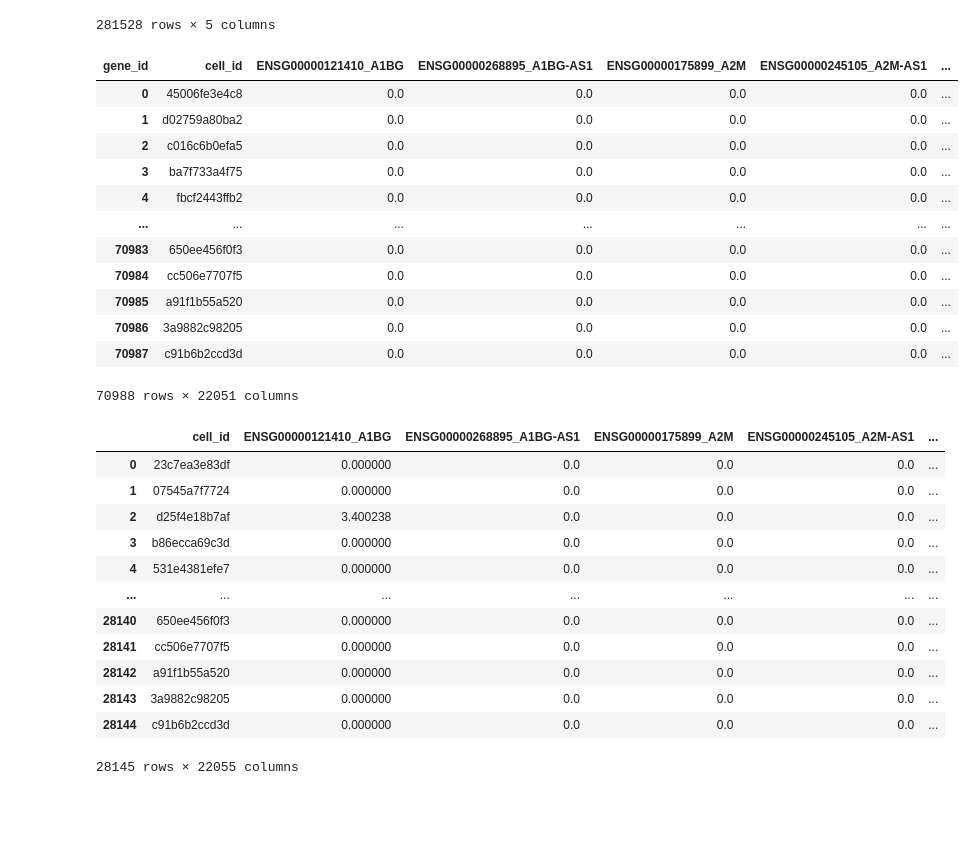
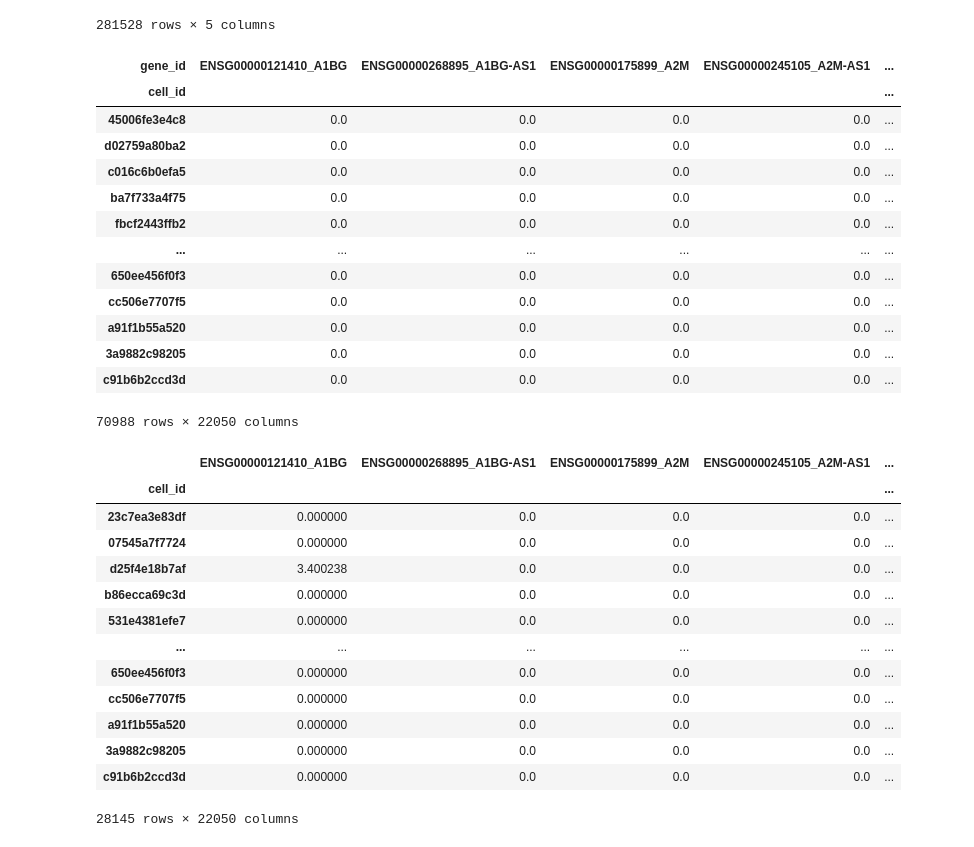
Before and after one commit to ink7-sudo/solution, a Jupyter notebook: cite_day4_test.ipynb, the cells around one changed output. Cells and saved outputs as stored; diff of their text form; code cells hidden in the pictures; blank space fills up the shorter version.

```diff
--- a/cite_day4_test.ipynb
+++ b/cite_day4_test.ipynb
@@ -39,39 +39,43 @@ metadata
 | 281527 | b847ba21f59f | 10 | 31800 | hidden | multiome |
 281528 rows × 5 columns
 # %%
-X = pd.read_hdf(FP_CITE_TRAIN_INPUTS).reset_index('cell_id')
+X = pd.read_hdf(FP_CITE_TRAIN_INPUTS)
 X
 # %% [output]
-| gene_id | cell_id | ENSG00000121410_A1BG | ENSG00000268895_A1BG-AS1 | ENSG00000175899_A2M | ENSG00000245105_A2M-AS1 | ... |
-| 0 | 45006fe3e4c8 | 0.0 | 0.0 | 0.0 | 0.0 | ... |
-| 1 | d02759a80ba2 | 0.0 | 0.0 | 0.0 | 0.0 | ... |
-| 2 | c016c6b0efa5 | 0.0 | 0.0 | 0.0 | 0.0 | ... |
-| 3 | ba7f733a4f75 | 0.0 | 0.0 | 0.0 | 0.0 | ... |
-| 4 | fbcf2443ffb2 | 0.0 | 0.0 | 0.0 | 0.0 | ... |
-| ... | ... | ... | ... | ... | ... | ... |
-| 70983 | 650ee456f0f3 | 0.0 | 0.0 | 0.0 | 0.0 | ... |
-| 70984 | cc506e7707f5 | 0.0 | 0.0 | 0.0 | 0.0 | ... |
-| 70985 | a91f1b55a520 | 0.0 | 0.0 | 0.0 | 0.0 | ... |
-| 70986 | 3a9882c98205 | 0.0 | 0.0 | 0.0 | 0.0 | ... |
-| 70987 | c91b6b2ccd3d | 0.0 | 0.0 | 0.0 | 0.0 | ... |
+| gene_id | ENSG00000121410_A1BG | ENSG00000268895_A1BG-AS1 | ENSG00000175899_A2M | ENSG00000245105_A2M-AS1 | ... |
+| cell_id |  |  |  |  | ... |
+| 45006fe3e4c8 | 0.0 | 0.0 | 0.0 | 0.0 | ... |
+| d02759a80ba2 | 0.0 | 0.0 | 0.0 | 0.0 | ... |
+| c016c6b0efa5 | 0.0 | 0.0 | 0.0 | 0.0 | ... |
+| ba7f733a4f75 | 0.0 | 0.0 | 0.0 | 0.0 | ... |
+| fbcf2443ffb2 | 0.0 | 0.0 | 0.0 | 0.0 | ... |
+| ... | ... | ... | ... | ... | ... |
+| 650ee456f0f3 | 0.0 | 0.0 | 0.0 | 0.0 | ... |
+| cc506e7707f5 | 0.0 | 0.0 | 0.0 | 0.0 | ... |
+| a91f1b55a520 | 0.0 | 0.0 | 0.0 | 0.0 | ... |
+| 3a9882c98205 | 0.0 | 0.0 | 0.0 | 0.0 | ... |
+| c91b6b2ccd3d | 0.0 | 0.0 | 0.0 | 0.0 | ... |
-70988 rows × 22051 columns
+70988 rows × 22050 columns
 # %%
 metaday4 = metadata[metadata['day'] == 4]
 meta = metaday4[(metaday4['technology'] == 'citeseq' ) & ( metadata['donor']!=27678)]
 merged_df = pd.merge(X, meta, on='cell_id')
+merged_df.drop(merged_df.columns[-4:], axis=1, inplace=True)
+merged_df.set_index('cell_id',inplace=True)
 merged_df
 # %% [output]
-|  | cell_id | ENSG00000121410_A1BG | ENSG00000268895_A1BG-AS1 | ENSG00000175899_A2M | ENSG00000245105_A2M-AS1 | ... |
-| 0 | 23c7ea3e83df | 0.000000 | 0.0 | 0.0 | 0.0 | ... |
-| 1 | 07545a7f7724 | 0.000000 | 0.0 | 0.0 | 0.0 | ... |
-| 2 | d25f4e18b7af | 3.400238 | 0.0 | 0.0 | 0.0 | ... |
-| 3 | b86ecca69c3d | 0.000000 | 0.0 | 0.0 | 0.0 | ... |
-| 4 | 531e4381efe7 | 0.000000 | 0.0 | 0.0 | 0.0 | ... |
-| ... | ... | ... | ... | ... | ... | ... |
-| 28140 | 650ee456f0f3 | 0.000000 | 0.0 | 0.0 | 0.0 | ... |
-| 28141 | cc506e7707f5 | 0.000000 | 0.0 | 0.0 | 0.0 | ... |
-| 28142 | a91f1b55a520 | 0.000000 | 0.0 | 0.0 | 0.0 | ... |
-| 28143 | 3a9882c98205 | 0.000000 | 0.0 | 0.0 | 0.0 | ... |
-| 28144 | c91b6b2ccd3d | 0.000000 | 0.0 | 0.0 | 0.0 | ... |
+|  | ENSG00000121410_A1BG | ENSG00000268895_A1BG-AS1 | ENSG00000175899_A2M | ENSG00000245105_A2M-AS1 | ... |
+| cell_id |  |  |  |  | ... |
+| 23c7ea3e83df | 0.000000 | 0.0 | 0.0 | 0.0 | ... |
+| 07545a7f7724 | 0.000000 | 0.0 | 0.0 | 0.0 | ... |
+| d25f4e18b7af | 3.400238 | 0.0 | 0.0 | 0.0 | ... |
+| b86ecca69c3d | 0.000000 | 0.0 | 0.0 | 0.0 | ... |
+| 531e4381efe7 | 0.000000 | 0.0 | 0.0 | 0.0 | ... |
+| ... | ... | ... | ... | ... | ... |
+| 650ee456f0f3 | 0.000000 | 0.0 | 0.0 | 0.0 | ... |
+| cc506e7707f5 | 0.000000 | 0.0 | 0.0 | 0.0 | ... |
+| a91f1b55a520 | 0.000000 | 0.0 | 0.0 | 0.0 | ... |
+| 3a9882c98205 | 0.000000 | 0.0 | 0.0 | 0.0 | ... |
+| c91b6b2ccd3d | 0.000000 | 0.0 | 0.0 | 0.0 | ... |
-28145 rows × 22055 columns
+28145 rows × 22050 columns
 # %%
```
Also changed, not shown: parts of 4 cells of this notebook.
